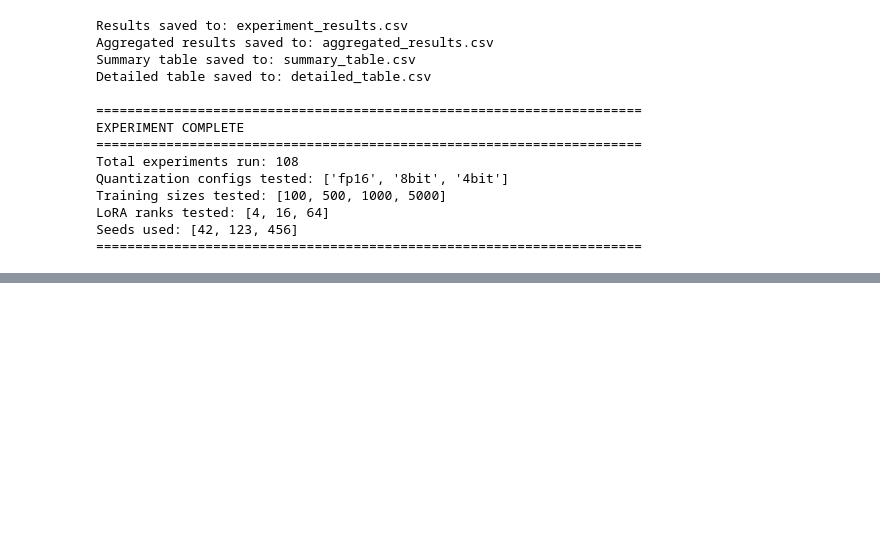
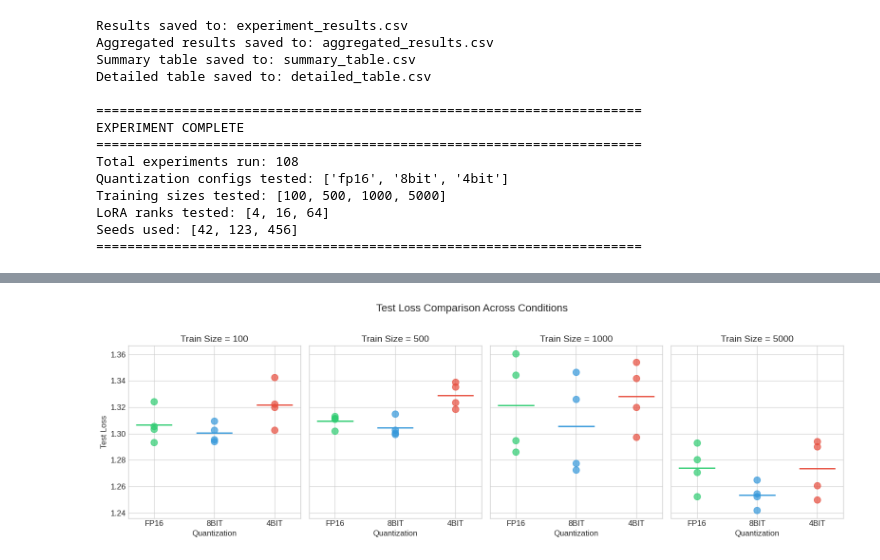
Before and after one commit to Armaan204/quantization-regularization-lora, a Jupyter notebook: notebooks/analysis.ipynb, the cells around one changed output, grey strips where cells are left out. Cells and saved outputs as stored; diff of their text form; code cells hidden in the pictures; blank space fills up the shorter version.

```diff
--- a/notebooks/analysis.ipynb
+++ b/notebooks/analysis.ipynb
@@ -2700,0 +3282,8 @@ Seeds used: [42, 123, 456]
+# %%
+# ============================================================================
+# MISTRAL-7B -- TEST LOSS COMPARISON ACROSS CONDITIONS
+# ============================================================================
+
+plot_test_loss_comparison(results_df_7b)
+# %% [output]
+[figure, added]
```
Also changed, not shown: parts of 24 cells of this notebook.
